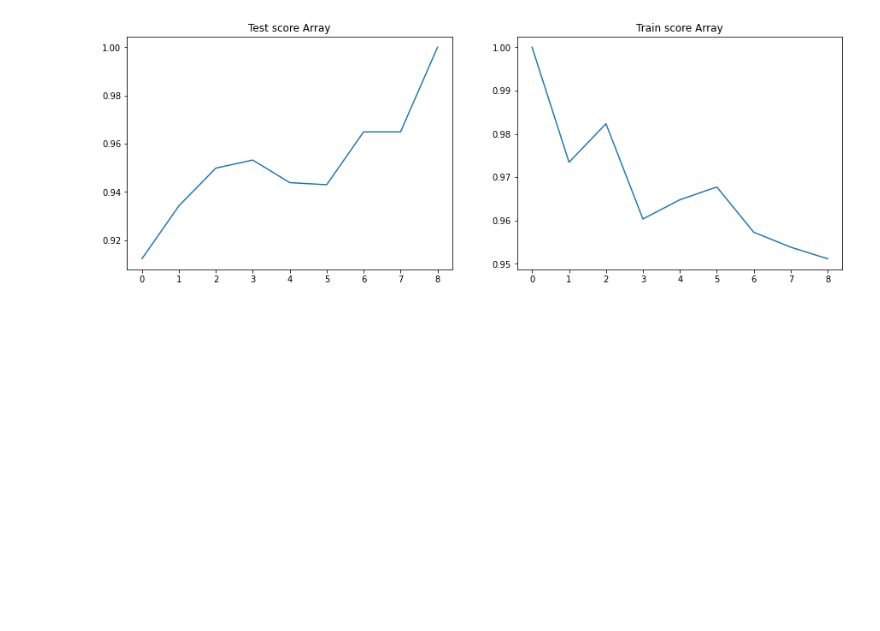
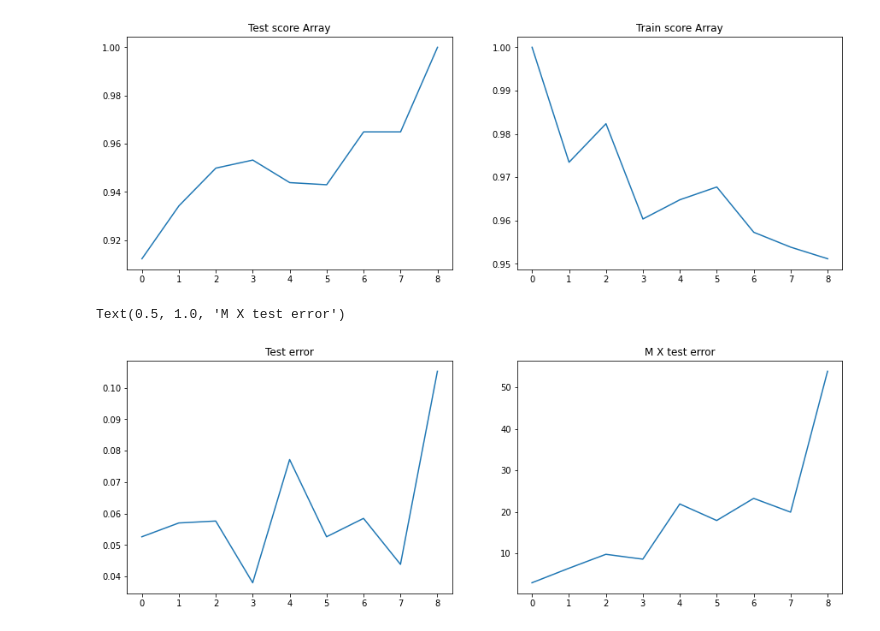
Before and after one commit to madina-kamet/statlearning, a Jupyter notebook: LogisticRegressionFinalProject.ipynb, the cells around one changed output. Saved outputs shown, nothing was run; the diff lists cells and outputs as text; code cells hidden in the pictures; blank space fills up the shorter version.

```diff
--- a/LogisticRegressionFinalProject.ipynb
+++ b/LogisticRegressionFinalProject.ipynb
@@ -193,3 +193,60 @@ ___________________________________________________________
 Train for 0.9: 0.951
 Test for 0.1: 1.000
 [figure]
+# %%
+data = load_breast_cancer()
+
+# # Import pandas
+# import pandas as pd
+# # Read the DataFrame, first using the feature data
+# df = pd.DataFrame(data.data, columns=data.feature_names)
+# # Add a target column, and fill it with the target data
+# df['target'] = data.target
+# # Show the first five rows
+# df.head()
+
+
+# Store the feature data
+X = data.data
+# store the target data
+y = data.target
+# split the data using Scikit-Learn's train_test_split
+from sklearn.model_selection import train_test_split
+
+
+
+
+test_score_array = []
+train_score_array = []
+
+
+m_arr = []
+m_times_test_err = []
+for m in range(1,10):
+
+  x_local = X[:, :]
+  x_train, x_test, y_train, y_test = train_test_split(x_local, y, train_size=0.1*m)
+  m_real = x_train.shape[0]
+
+  model = LogisticRegression(max_iter=10000000000)
+  model.fit(x_train, y_train)
+  y_pred_test = model.predict(x_test)
+  m_arr.append(m)
+  train_score_array.append(model.score(x_train, y_train))
+
+  test_score_array.append((1-accuracy_score (y_test, y_pred_test)))
+  m_times_test_err.append(((1-accuracy_score (y_test, y_pred_test))*m_real))
+
+plt.subplot(1, 2, 1)
+plt.plot(test_score_array)
+plt.title("Test error")
+
+
+
+
+plt.subplot(1, 2, 2)
+plt.plot(m_times_test_err)
+plt.title("M X test error")
+# %% [output]
+Text(0.5, 1.0, 'M X test error')
+[figure, added]
```
Also changed, not shown: parts of 3 cells of this notebook.
